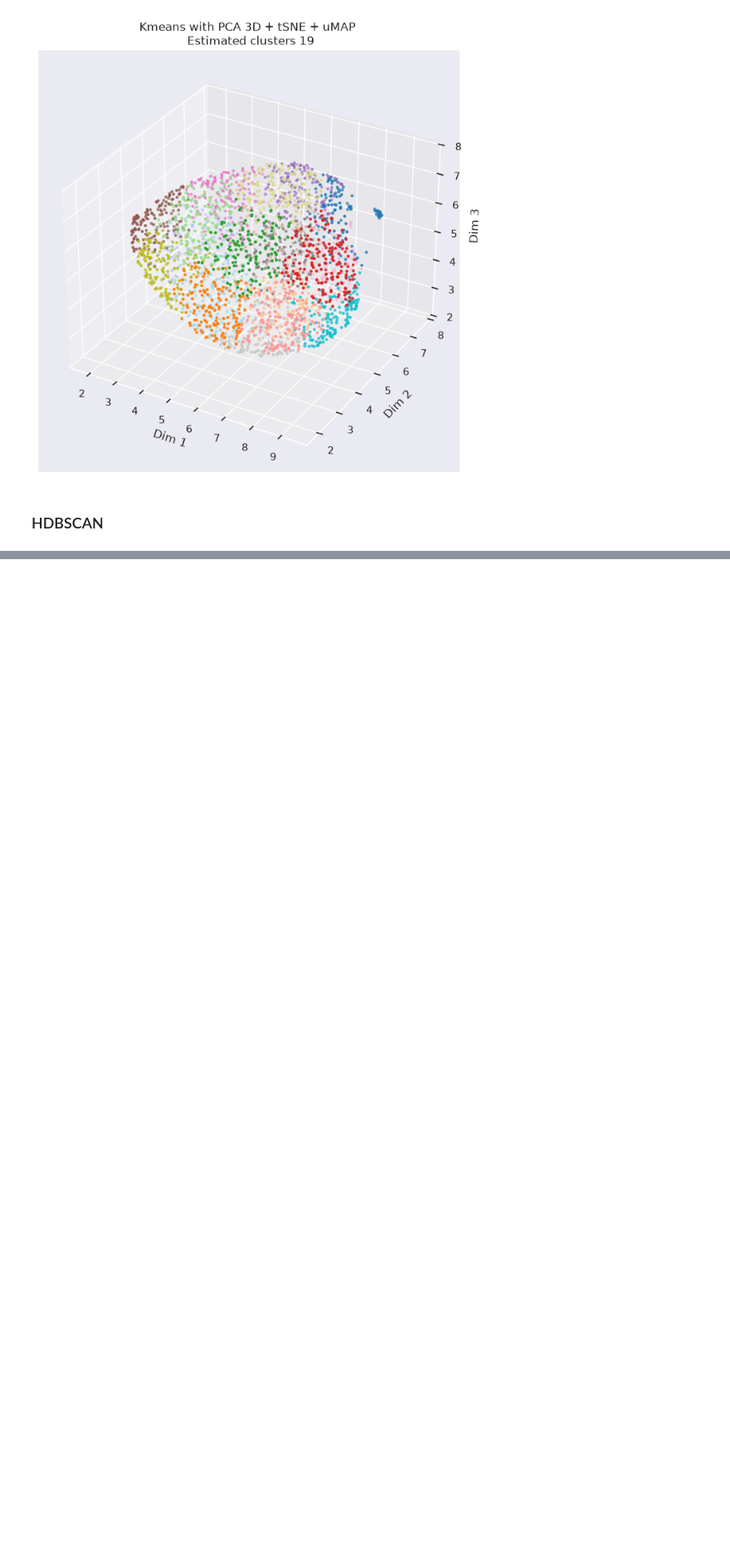
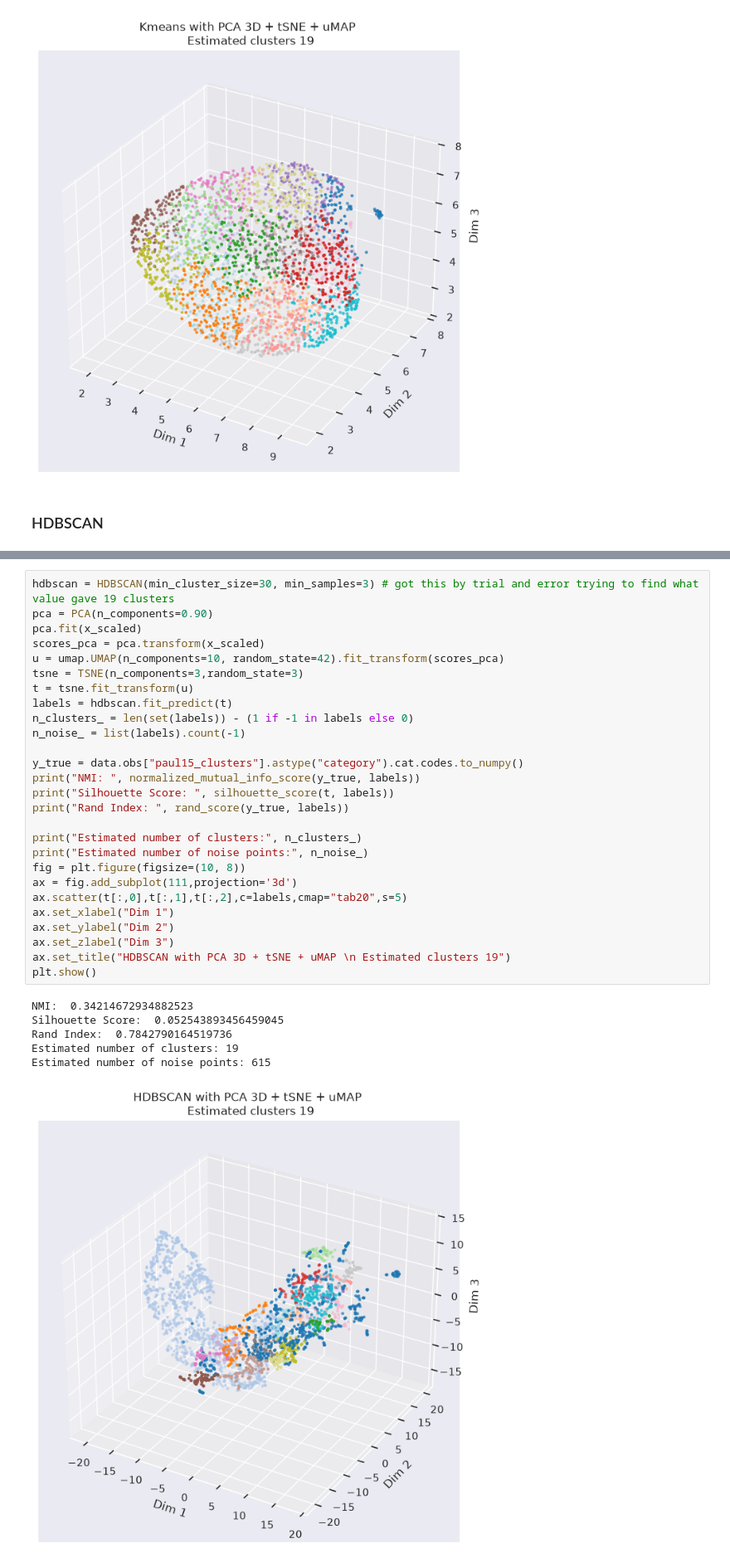
Before and after one commit to itsadhin/LatentSpace-Clustering, a Jupyter notebook: paul15.ipynb, the cells around one changed output, grey strips where cells are left out. Shown at 83% size. Cells and saved outputs as stored; diff of their text form; blank space fills up the shorter version.

```diff
--- a/paul15.ipynb
+++ b/paul15.ipynb
@@ -226,0 +296,34 @@ Rand Index:  0.8917130750036576
+# %%
+hdbscan = HDBSCAN(min_cluster_size=30, min_samples=3) # got this by trial and error trying to find what value gave 19 clusters
+pca = PCA(n_components=0.90)
+pca.fit(x_scaled)
+scores_pca = pca.transform(x_scaled)
+u = umap.UMAP(n_components=10, random_state=42).fit_transform(scores_pca)
+tsne = TSNE(n_components=3,random_state=3)
+t = tsne.fit_transform(u)
+labels = hdbscan.fit_predict(t)
+n_clusters_ = len(set(labels)) - (1 if -1 in labels else 0)
+n_noise_ = list(labels).count(-1)
+
+y_true = data.obs["paul15_clusters"].astype("category").cat.codes.to_numpy()
+print("NMI: ", normalized_mutual_info_score(y_true, labels))
+print("Silhouette Score: ", silhouette_score(t, labels))
+print("Rand Index: ", rand_score(y_true, labels))
+
+print("Estimated number of clusters:", n_clusters_)
+print("Estimated number of noise points:", n_noise_)
+fig = plt.figure(figsize=(10, 8))
+ax = fig.add_subplot(111,projection='3d')
+ax.scatter(t[:,0],t[:,1],t[:,2],c=labels,cmap="tab20",s=5)
+ax.set_xlabel("Dim 1")
+ax.set_ylabel("Dim 2")
+ax.set_zlabel("Dim 3")
+ax.set_title("HDBSCAN with PCA 3D + tSNE + uMAP \n Estimated clusters 19")
+plt.show()
+# %% [output]
+NMI:  0.34214672934882523
+Silhouette Score:  0.052543893456459045
+Rand Index:  0.7842790164519736
+Estimated number of clusters: 19
+Estimated number of noise points: 615
+[figure, added]
```
Also changed, not shown: parts of 3 cells of this notebook.
